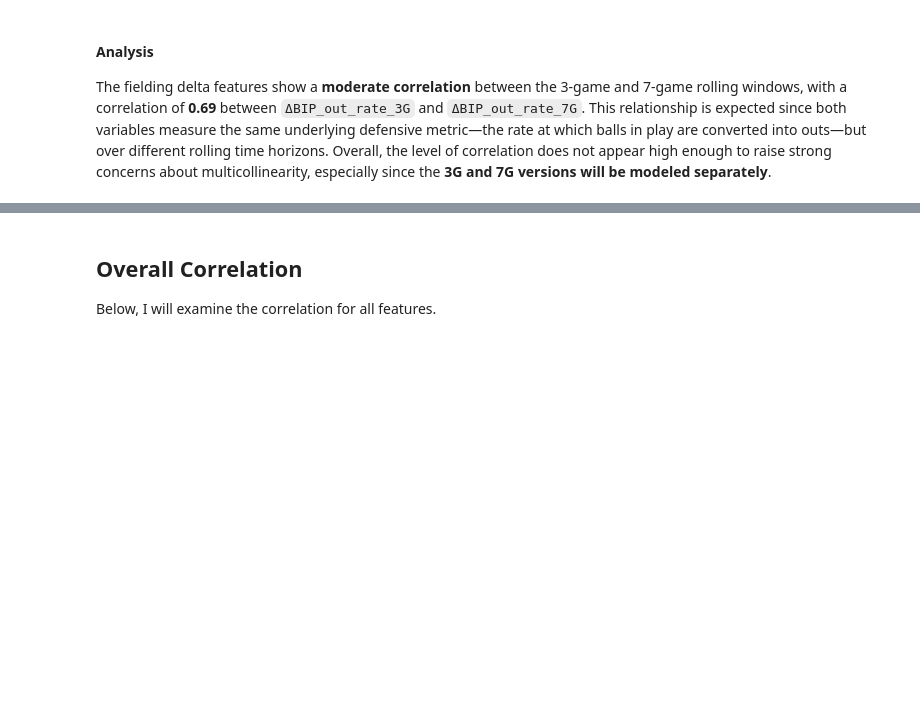
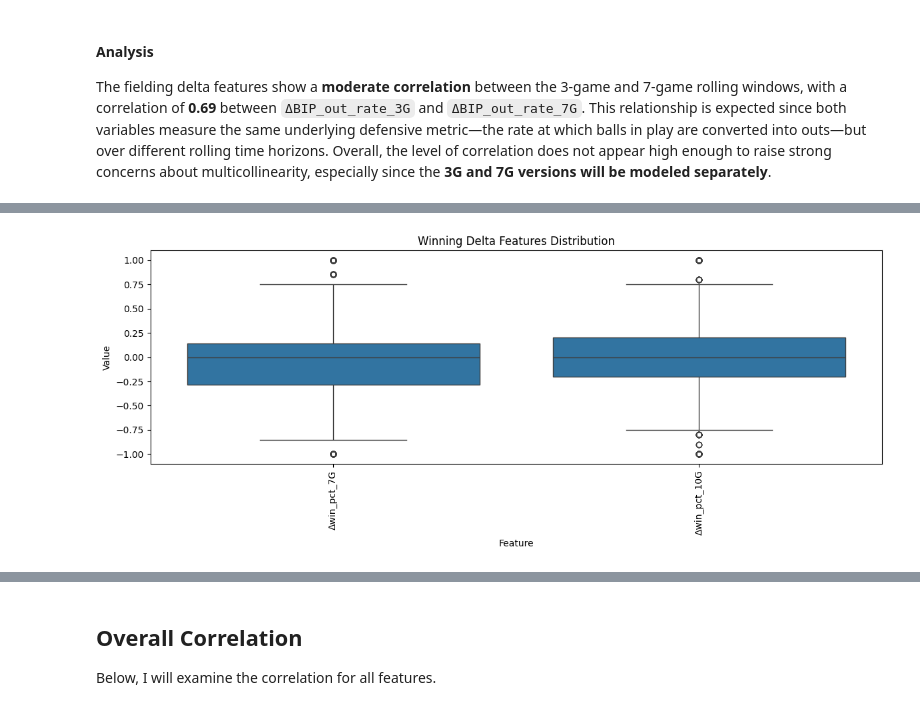
Before and after one commit to Sam-Gartenstein/mlb-win-prediction, a Jupyter notebook: Exploratory Data Analysis.ipynb, the cells around one changed output, grey strips where cells are left out. Saved outputs shown, nothing was run; the diff lists cells and outputs as text; code cells hidden in the pictures; blank space fills up the shorter version.

```diff
--- a/Exploratory Data Analysis.ipynb
+++ b/Exploratory Data Analysis.ipynb
@@ -431,0 +498,4 @@ The fielding delta features show a **moderate correlation** between the 3-game a
+# %%
+plot_delta_boxplots(game_level_features, like="Δwin", title="Winning Delta Features Distribution")
+# %% [output]
+[figure, added]
```
Also changed, not shown: parts of 22 cells of this notebook.
